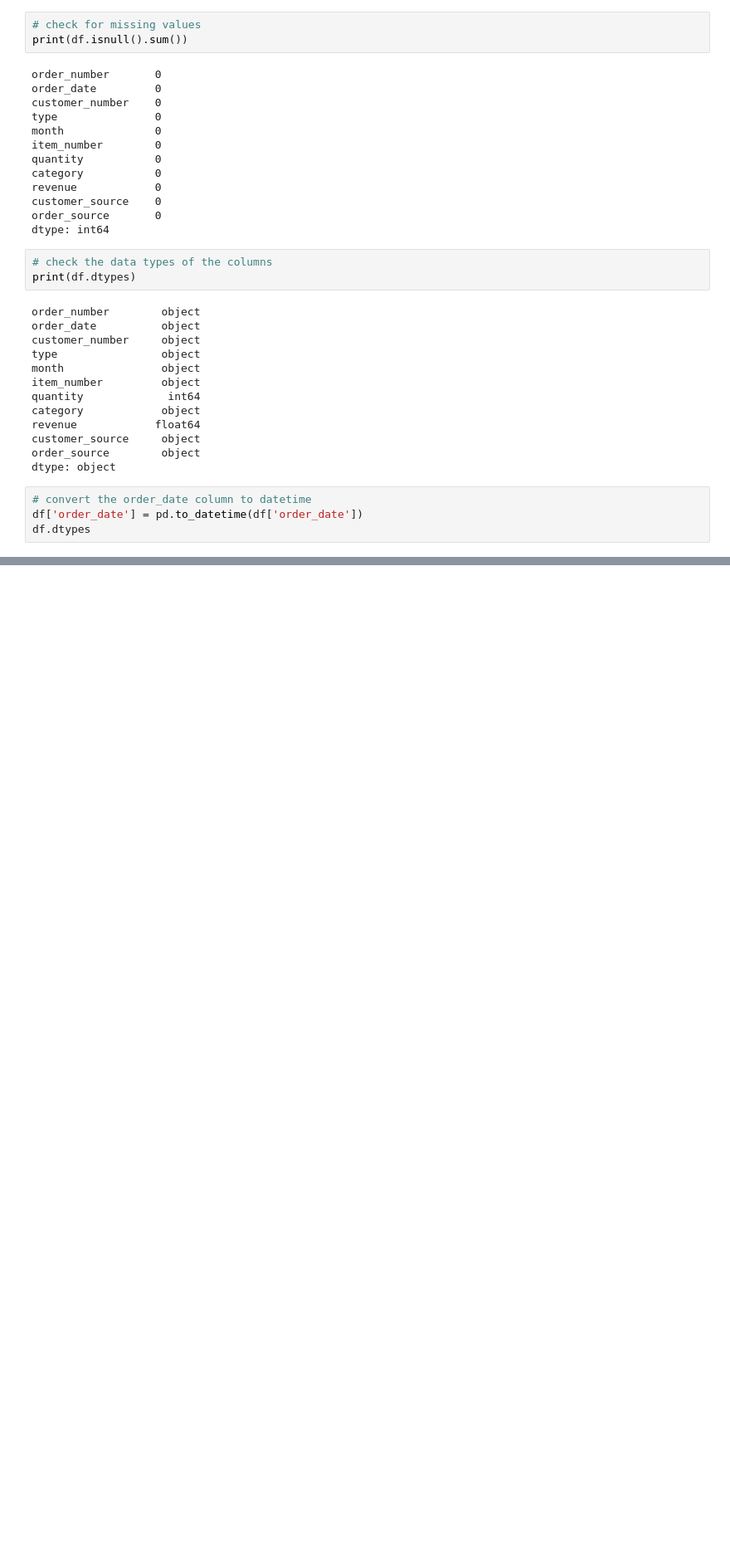
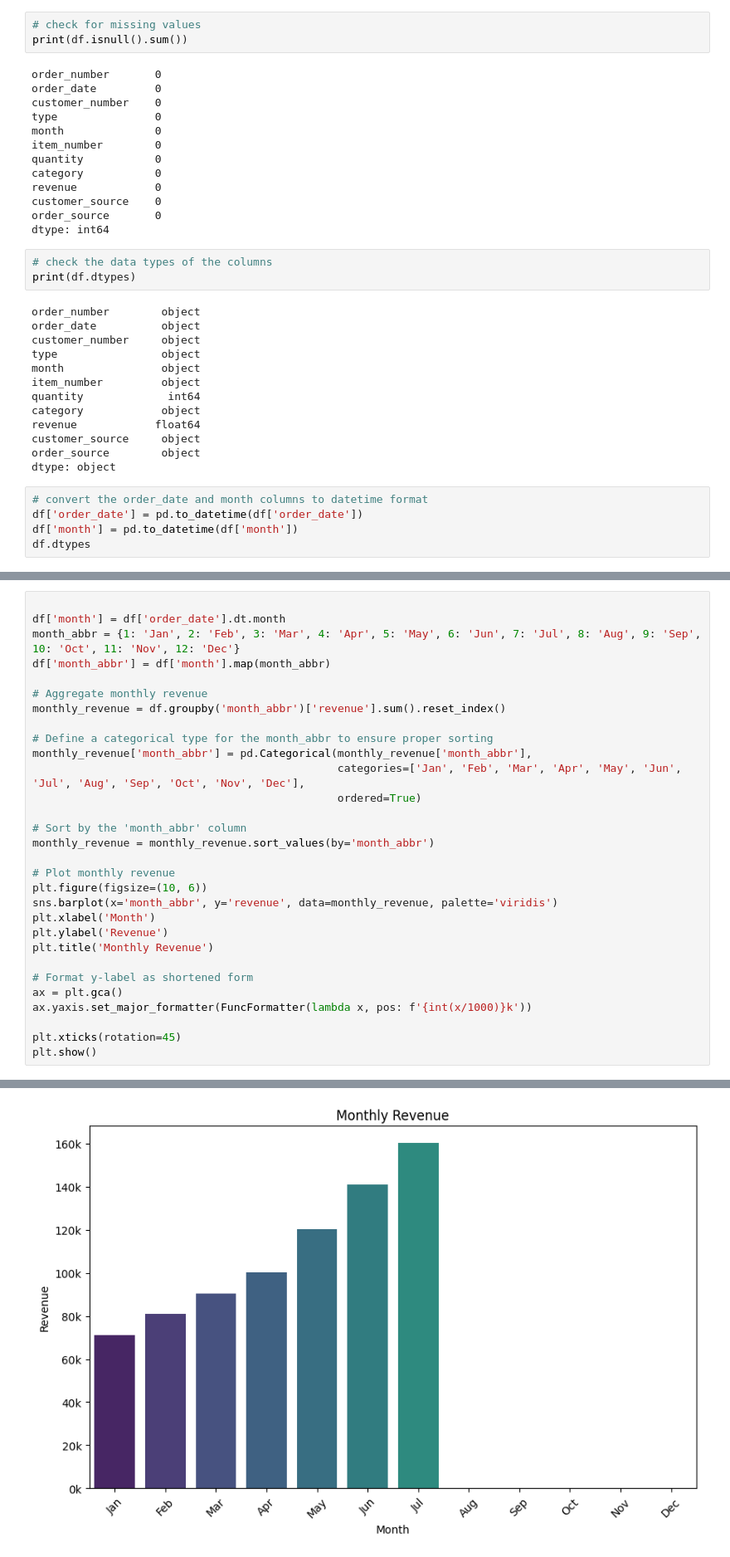
Before and after one commit to naveen-malla/Customer-Segmentation-and-SKU-Forecasting, a Jupyter notebook: customer_segmentation.ipynb, the cells around one changed output, grey strips where cells are left out. Shown at 83% size. Saved outputs shown, nothing was run; the diff lists cells and outputs as text; blank space fills up the shorter version.

Commit message:
add code for prelminary data analysis

```diff
--- a/customer_segmentation.ipynb
+++ b/customer_segmentation.ipynb
@@ -54,8 +57,9 @@ customer_source     object
 order_source        object
 dtype: object
 # %%
-# convert the order_date column to datetime
+# convert the order_date and month columns to datetime format
 df['order_date'] = pd.to_datetime(df['order_date'])
+df['month'] = pd.to_datetime(df['month'])
 df.dtypes
 # %% [output]
 order_number               object
@@ -72,0 +93,31 @@ dtype: object
+# %%
+
+df['month'] = df['order_date'].dt.month
+month_abbr = {1: 'Jan', 2: 'Feb', 3: 'Mar', 4: 'Apr', 5: 'May', 6: 'Jun', 7: 'Jul', 8: 'Aug', 9: 'Sep', 10: 'Oct', 11: 'Nov', 12: 'Dec'}
+df['month_abbr'] = df['month'].map(month_abbr)
+
+# Aggregate monthly revenue
+monthly_revenue = df.groupby('month_abbr')['revenue'].sum().reset_index()
+
+# Define a categorical type for the month_abbr to ensure proper sorting
+monthly_revenue['month_abbr'] = pd.Categorical(monthly_revenue['month_abbr'],
+                                               categories=['Jan', 'Feb', 'Mar', 'Apr', 'May', 'Jun', 'Jul', 'Aug', 'Sep', 'Oct', 'Nov', 'Dec'],
+                                               ordered=True)
+
+# Sort by the 'month_abbr' column
+monthly_revenue = monthly_revenue.sort_values(by='month_abbr')
+
+# Plot monthly revenue
+plt.figure(figsize=(10, 6))
+sns.barplot(x='month_abbr', y='revenue', data=monthly_revenue, palette='viridis')
+plt.xlabel('Month')
+plt.ylabel('Revenue')
+plt.title('Monthly Revenue')
+
+# Format y-label as shortened form
+ax = plt.gca()
+ax.yaxis.set_major_formatter(FuncFormatter(lambda x, pos: f'{int(x/1000)}k'))
+
+plt.xticks(rotation=45)
+plt.show()
+# %% [output]
@@ -72,0 +127 @@ dtype: object
+[figure, added]
```
Also changed, not shown: parts of 9 cells of this notebook.
